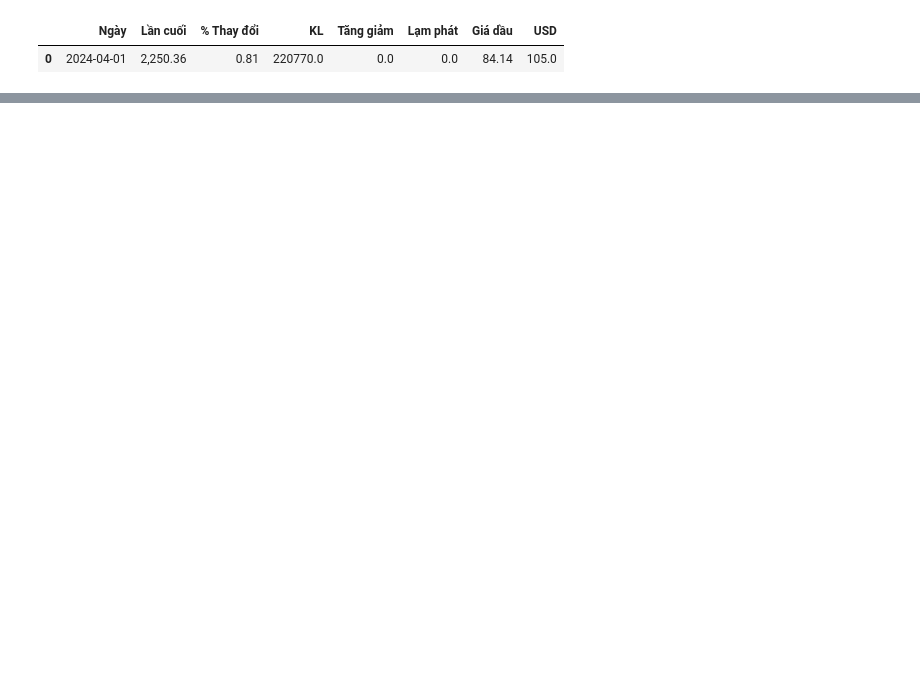
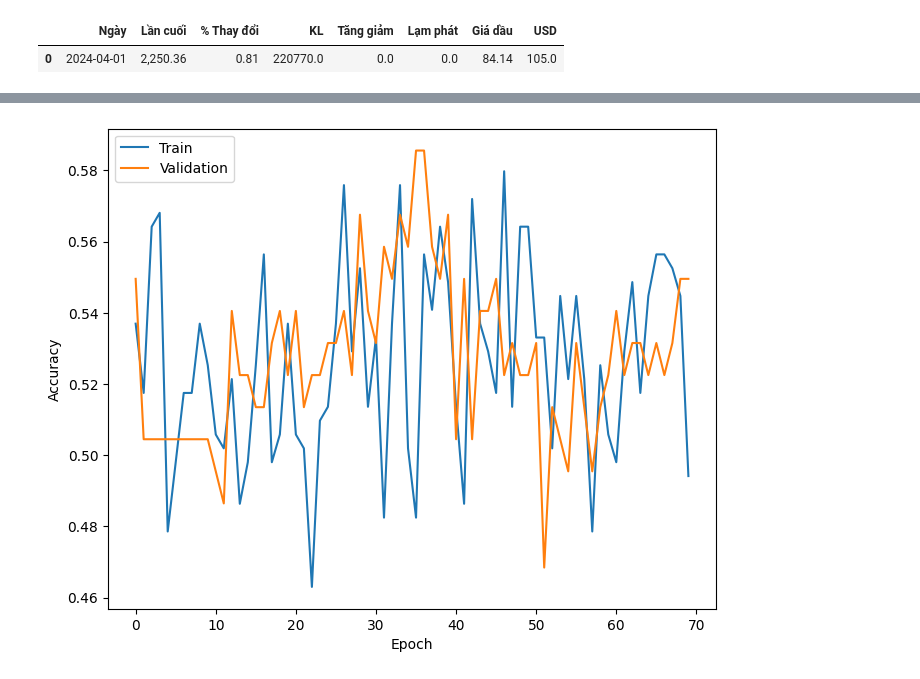
Before and after one commit to ngduylonggg/goldprice_predict, a Jupyter notebook: goldprice_prediction.ipynb, the cells around one changed output, grey strips where cells are left out. Saved outputs shown, nothing was run; the diff lists cells and outputs as text; code cells hidden in the pictures; blank space fills up the shorter version.

```diff
--- a/goldprice_prediction.ipynb
+++ b/goldprice_prediction.ipynb
@@ -623,0 +927,29 @@ test_df_result
+# %%
+X = final_df[["Lần cuối", "KL","Lạm phát","Giá dầu","USD"]]
+y = final_df["Tăng giảm"]
+X_train,X_test,y_train,y_test = train_test_split(X,y,test_size=0.3,random_state=38)
+model = Sequential()
+model.add(Dense(8, input_dim=X_train.shape[1],activation='relu'))
+model.add(BatchNormalization())
+# model.add(Dense(32, activation='relu'))
+model.add(Dense(16, activation='relu'))
+# model.add(BatchNormalization())
+# model.add(Dense(32, activation='relu'))
+model.add(BatchNormalization())
+model.add(Dense(64, activation='relu'))
+model.add(BatchNormalization())
+model.add(Dense(128, activation='relu'))
+model.add(BatchNormalization())
+model.add(Dense(64, activation='relu'))
+model.add(BatchNormalization())
+model.add(Dense(32, activation='relu'))
+# model.add(BatchNormalization())
+# model.add(Dense(16, activation='relu'))
+model.add(BatchNormalization())
+model.add(Dense(8, activation='relu'))
+model.add(BatchNormalization())
+model.add(Dense(1, activation='sigmoid'))
+optimizer = SGD(learning_rate=0.01)
+
+model.compile(loss="binary_crossentropy",optimizer=optimizer,metrics=['accuracy',precision])
+history= model.fit(X_train,y_train, epochs=70,batch_size=16,validation_split=0.3)
@@ -623,0 +986,15 @@ test_df_result
+# %%
+def Accuracy_Graph(history):
+    plt.plot(history.history['accuracy'])
+    plt.plot(history.history['val_accuracy'])
+    #plt.title('Model accuracy')
+    plt.ylabel('Accuracy')
+    plt.xlabel('Epoch')
+    plt.legend(['Train', 'Validation'], loc='upper left')
+    plt.subplots_adjust(top=1.00, bottom=0.0, left=0.0, right=0.95, hspace=0.25,
+                        wspace=0.35)
+    plt.show()
+# %%
+Accuracy_Graph(history)
+# %% [output]
+[figure, added]
```
Also changed, not shown: parts of 22 cells of this notebook.
